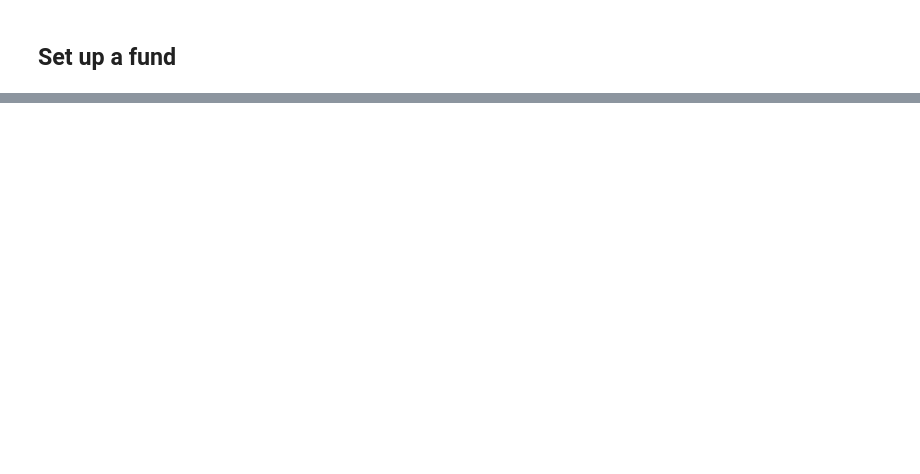
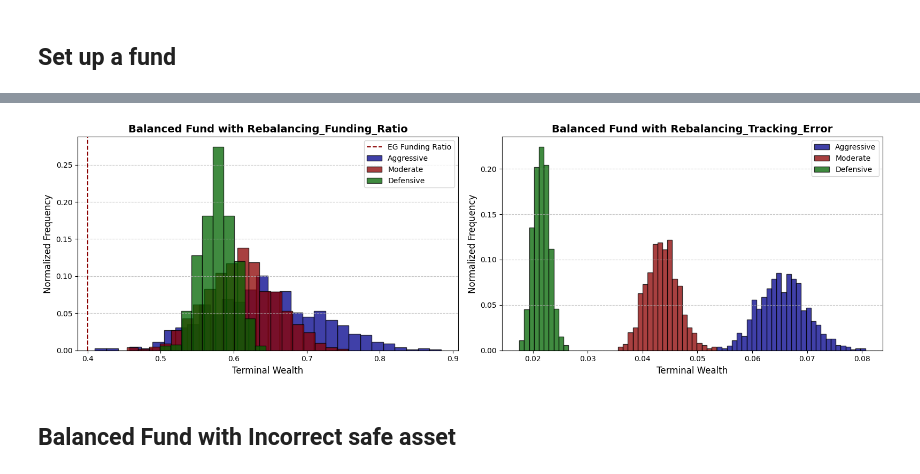
Before and after one commit to aleksandr-mikhailov-edhec/Goal-Based-Investing, a Jupyter notebook: 1.4 Final Stochastic Scenarios.ipynb, the cells around one changed output, grey strips where cells are left out. Drawn from its saved outputs; the diff is of its cells as text; code cells hidden in the pictures; blank space fills up the shorter version.

```diff
--- a/1.4 Final Stochastic Scenarios.ipynb
+++ b/1.4 Final Stochastic Scenarios.ipynb
@@ -61,0 +442,34 @@ simulated_market.plot_market_simulation()
+# %%
+_, _, _,  aspirational_funding_ratio_bnh0_1, tracking_error_bnh0_1 = fund_allocation_simulator.balanced_fund(psp_returns = simulated_market.S_p.pct_change(),
+                                                                                ghp_returns = simulated_market.retirement_bond_aspirational_p.pct_change(),
+                                                                                x = 0.1,
+                                                                                rebalance_each_X_periods = 21,
+                                                                                name = 'Balanced_Fund_x_0.1_rebalancing_21',
+                                                                                periods_per_year = int(N/T))
+
+_, _, _,  aspirational_funding_ratio_bnh0_2, tracking_error_bnh0_2 =fund_allocation_simulator.balanced_fund(psp_returns = simulated_market.S_p.pct_change(),
+                                                                                ghp_returns = simulated_market.retirement_bond_aspirational_p.pct_change(),
+                                                                                x = 0.2,
+                                                                                rebalance_each_X_periods = 21,
+                                                                                name = 'Balanced_Fund_x_0.2_rebalancing_21',
+                                                                                periods_per_year = int(N/T))
+
+_, _, _,  aspirational_funding_ratio_bnh0_3, tracking_error_bnh0_3= fund_allocation_simulator.balanced_fund(psp_returns = simulated_market.S_p.pct_change(),
+                                                                                ghp_returns = simulated_market.retirement_bond_aspirational_p.pct_change(),
+                                                                                x = 0.3,
+                                                                                rebalance_each_X_periods = 21,
+                                                                                name = 'Balanced_Fund_x_0.3_rebalancing_21',
+                                                                                periods_per_year = int(N/T))
+# %%
+fund_allocation_simulator.draw_funding_ratio_distributions("Balanced Fund with Rebalancing",
+                                                          aspirational_funding_ratio_bnh0_1,
+                                                          aspirational_funding_ratio_bnh0_2,
+                                                          aspirational_funding_ratio_bnh0_3,
+                                                          tracking_error_bnh0_1,
+                                                          tracking_error_bnh0_2,
+                                                          tracking_error_bnh0_3
+                                                          )
+# %% [output]
+[figure, added]
+# %% [markdown]
+## Balanced Fund with Incorrect safe asset
```
Also changed, not shown: parts of 17 cells of this notebook, 5 other files.
